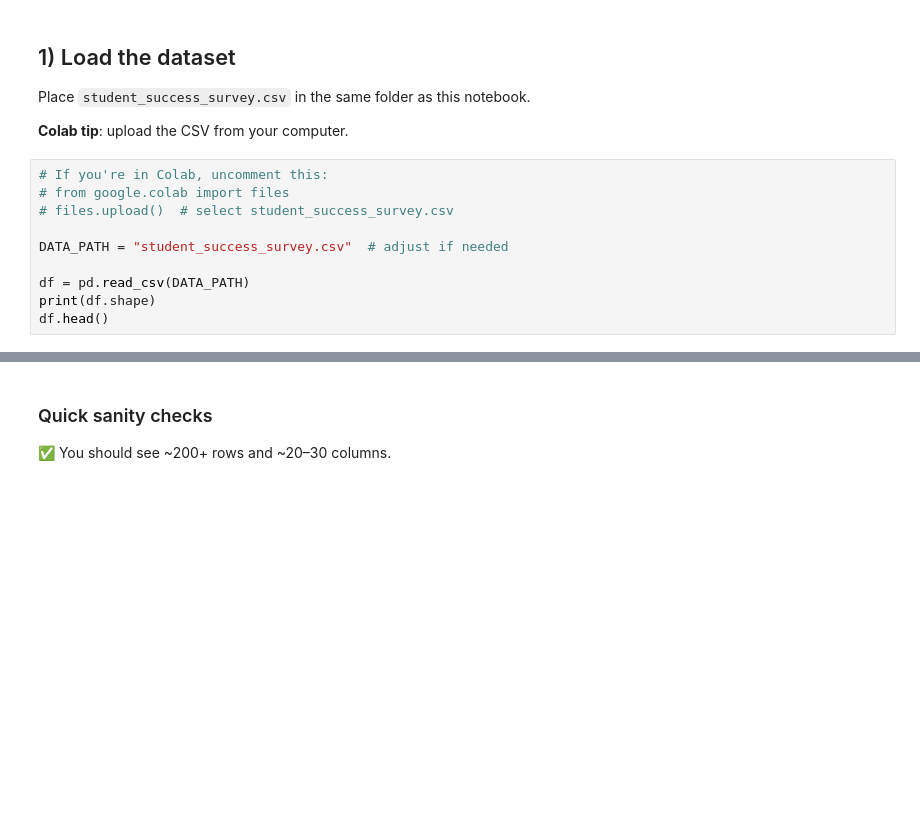
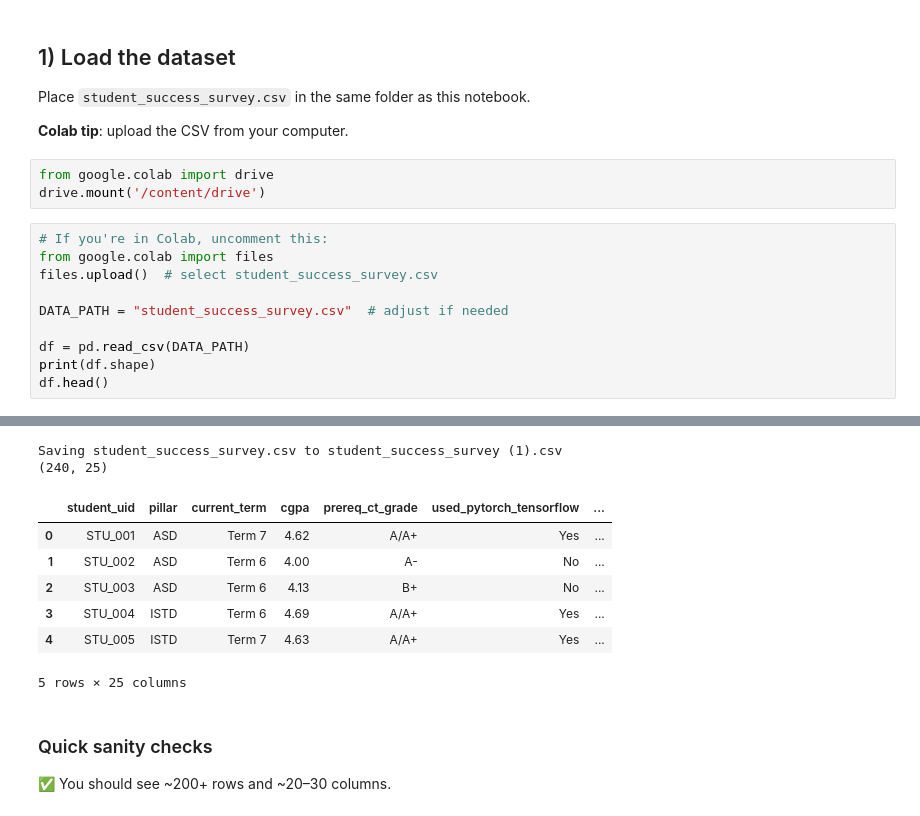
Before and after one commit to Yc1007942/cds_week4, a Jupyter notebook: edm_template.ipynb, the cells around one changed output, grey strips where cells are left out. Saved outputs shown, nothing was run; the diff lists cells and outputs as text; blank space fills up the shorter version.

```diff
--- a/edm_template.ipynb
+++ b/edm_template.ipynb
@@ -58,13 +60,17 @@ print("Using device:", DEVICE)
 Place `student_success_survey.csv` in the same folder as this notebook.
 
 **Colab tip**: upload the CSV from your computer.
+# %%
+from google.colab import drive
+drive.mount('/content/drive')
 # %%
 # If you're in Colab, uncomment this:
-# from google.colab import files
-# files.upload()  # select student_success_survey.csv
+from google.colab import files
+files.upload()  # select student_success_survey.csv
 
 DATA_PATH = "student_success_survey.csv"  # adjust if needed
 
 df = pd.read_csv(DATA_PATH)
 print(df.shape)
 df.head()
+# %% [output]
@@ -71,3 +78,12 @@ df.head()
+Saving student_success_survey.csv to student_success_survey (1).csv
+(240, 25)
+|  | student_uid | pillar | current_term | cgpa | prereq_ct_grade | used_pytorch_tensorflow | ... |
+| 0 | STU_001 | ASD | Term 7 | 4.62 | A/A+ | Yes | ... |
+| 1 | STU_002 | ASD | Term 6 | 4.00 | A- | No | ... |
+| 2 | STU_003 | ASD | Term 6 | 4.13 | B+ | No | ... |
+| 3 | STU_004 | ISTD | Term 6 | 4.69 | A/A+ | Yes | ... |
+| 4 | STU_005 | ISTD | Term 7 | 4.63 | A/A+ | Yes | ... |
+5 rows × 25 columns
 # %% [markdown]
 ### Quick sanity checks
 
```
Also changed, not shown: parts of 18 cells of this notebook.
